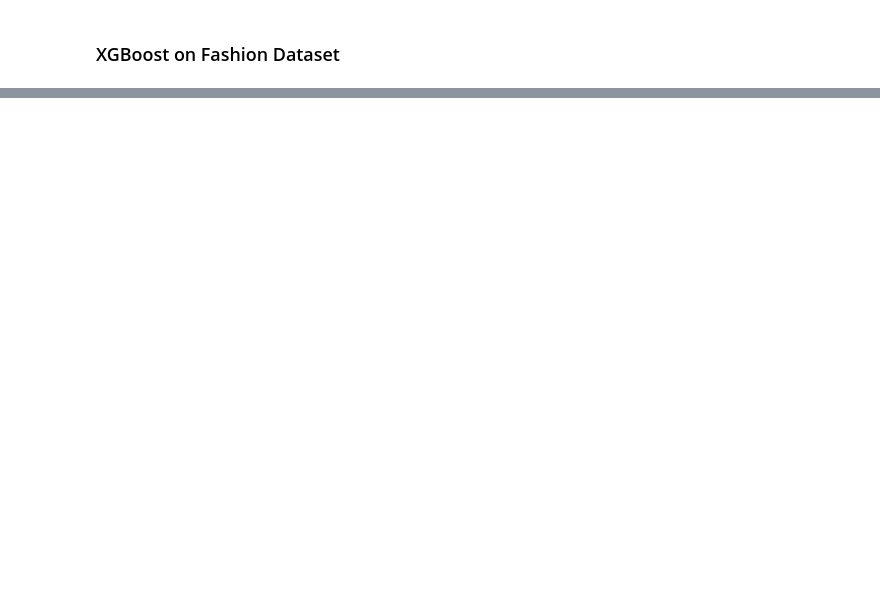
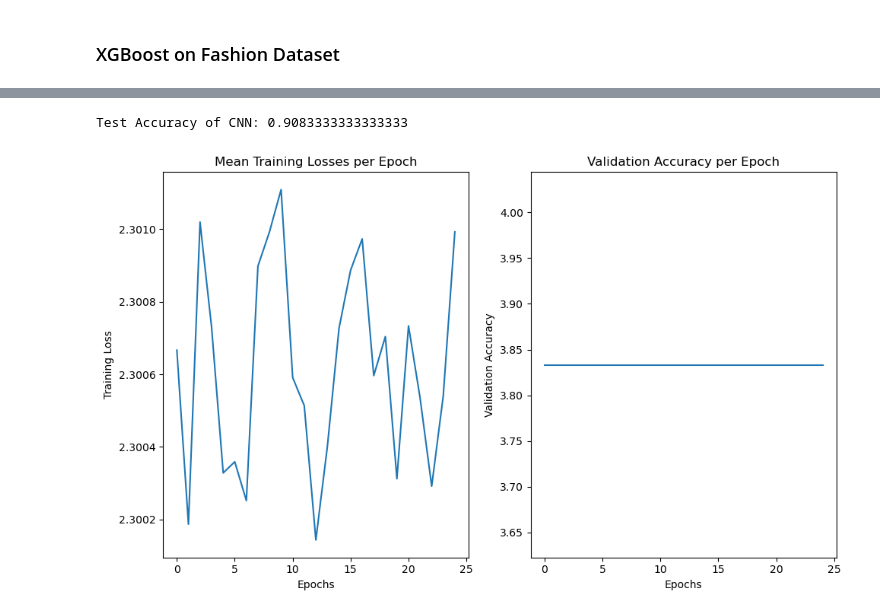
Before and after one commit to samlayton99/ML_and_Optimizaiton, a Jupyter notebook: MCMC nearest neighbor/Benchmark Tests/Tests_Jeddy.ipynb, the cells around one changed output, grey strips where cells are left out. Drawn from its saved outputs; the diff is of its cells as text; code cells hidden in the pictures; blank space fills up the shorter version.

```diff
--- a/MCMC nearest neighbor/Benchmark Tests/Tests_Jeddy.ipynb
+++ b/MCMC nearest neighbor/Benchmark Tests/Tests_Jeddy.ipynb
@@ -129,0 +346,27 @@ print(f'Accuracy of XGBoost Classifier for Fashion Dataset')
+# %%
+training_data = datasets.FashionMNIST(
+    root="data",
+    train=True,
+    download=True,
+    transform=ToTensor()
+)
+
+test_data = datasets.FashionMNIST(
+    root="data",
+    train=False,
+    download=True,
+    transform=ToTensor()
+)
+
+val_size = int(0.2*len(training_data))
+train_size = len(training_data) - val_size
+
+# Split the dataset into training and validation sets
+train_data, val_data = random_split(training_data, [train_size, val_size])
+
+# Create DataLoaders
+train_loader = DataLoader(train_dataset, batch_size=32, shuffle=True)
+val_loader = DataLoader(val_dataset, batch_size=32, shuffle=False)
+test_loader = DataLoader(test_dataset, batch_size=1, shuffle=False)
+# %%
+model_fashion = CNN().to(device)
@@ -129,0 +436,41 @@ print(f'Accuracy of XGBoost Classifier for Fashion Dataset')
+# %%
+model.eval() # switch to evaluation mode
+test_score = 0
+
+#compute the test accuracy
+for x, y_truth in test_loader:
+    x, y_truth = x.to(device).float(), y_truth.to(device)
+    y_hat = model(x)
+
+    # Get the predicted class
+    predicted_labels = y_hat.argmax(dim=1)
+
+    # Compare predictions with true labels
+    correct_predictions = (predicted_labels == y_truth).sum().item()
+
+    test_score += correct_predictions
+
+test_accuracy = test_score / len(test_loader)
+print(f'Test Accuracy of CNN: {test_accuracy}')
+# %% [output]
+Test Accuracy of CNN: 0.9083333333333333
+# %%
+#plot the mean training loss for each epoch
+plt.rcParams['figure.figsize'] = (10,6)
+plt.subplot(121)
+plt.plot(np.arange(num_epochs), total_loss)
+plt.title('Mean Training Losses per Epoch')
+plt.ylabel('Training Loss')
+plt.xlabel('Epochs')
+
+#plot the validation accuracy for each Epoch
+plt.subplot(122)
+plt.title('Validation Accuracy per Epoch')
+plt.ylabel('Validation Accuracy')
+plt.xlabel('Epochs')
+plt.plot(np.arange(num_epochs), total_acc)
+
+plt.tight_layout()
+plt.show()
+# %% [output]
+[figure, added]
```
Also changed, not shown: parts of 22 cells of this notebook.
